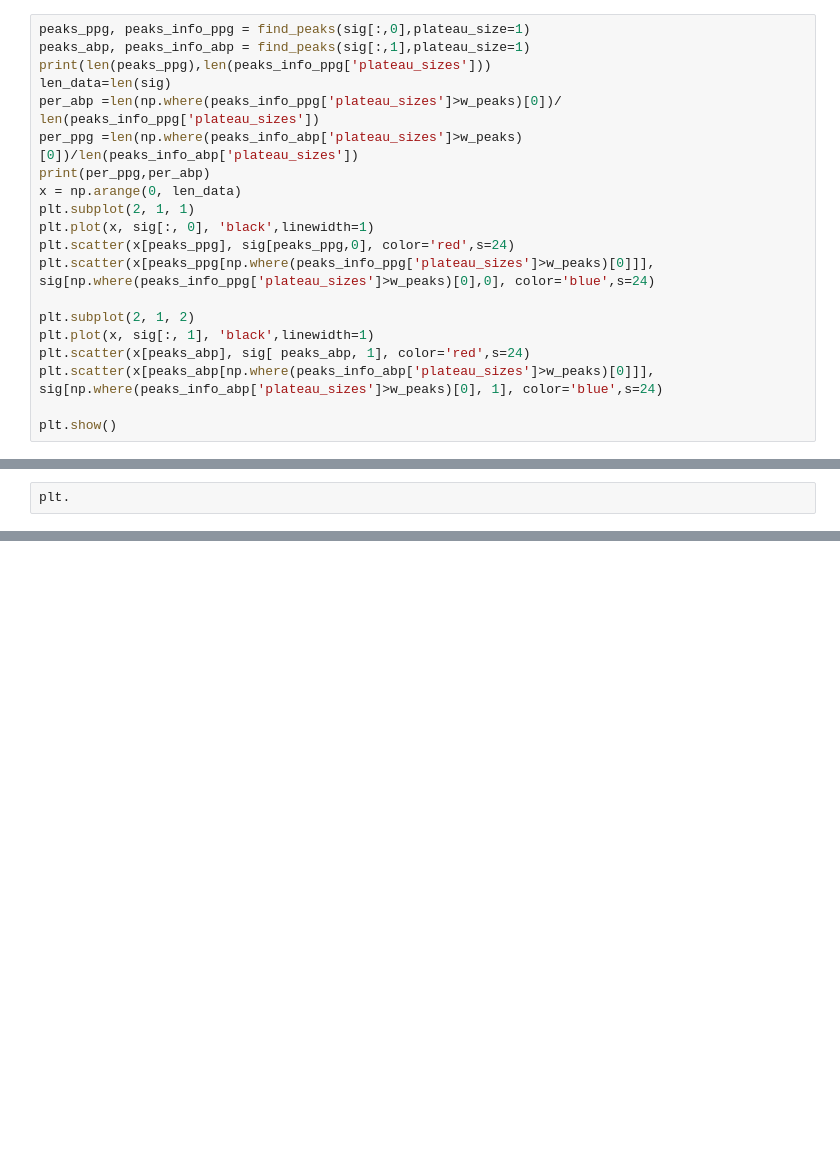
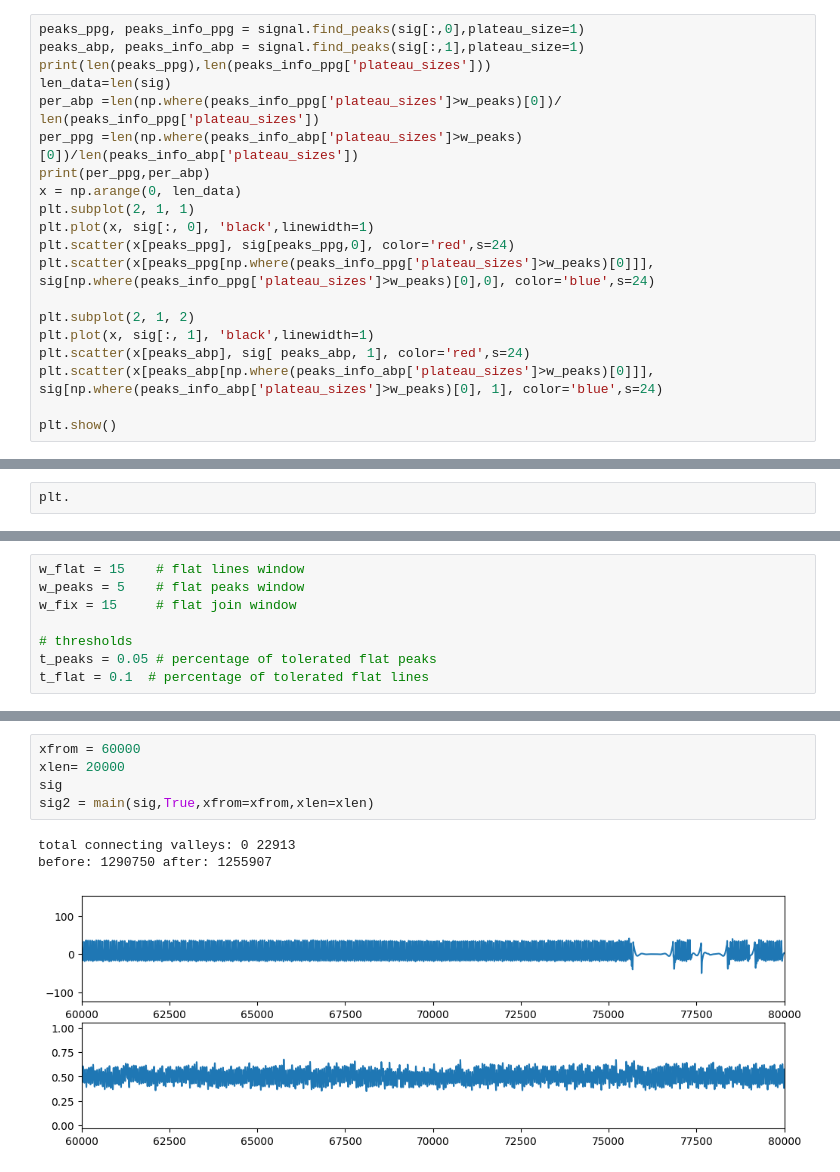
Before and after one commit to ax6000/BloodPressureEstimation, a Jupyter notebook: notebooks/del_flat_waves.ipynb, the cells around one changed output, grey strips where cells are left out. Cells and saved outputs as stored; diff of their text form; blank space fills up the shorter version.

```diff
--- a/notebooks/del_flat_waves.ipynb
+++ b/notebooks/del_flat_waves.ipynb
@@ -246,6 +246,6 @@ np.where(peaks_info_ppg['plateau_sizes']>w_peaks)[0]
 # %%
-peaks_ppg, peaks_info_ppg = find_peaks(sig[:,0],plateau_size=1)
-peaks_abp, peaks_info_abp = find_peaks(sig[:,1],plateau_size=1)
+peaks_ppg, peaks_info_ppg = signal.find_peaks(sig[:,0],plateau_size=1)
+peaks_abp, peaks_info_abp = signal.find_peaks(sig[:,1],plateau_size=1)
 print(len(peaks_ppg),len(peaks_info_ppg['plateau_sizes']))
 len_data=len(sig)
 per_abp =len(np.where(peaks_info_ppg['plateau_sizes']>w_peaks)[0])/ len(peaks_info_ppg['plateau_sizes'])
@@ -418,0 +420,8 @@ plt.
+# %%
+w_flat = 15    # flat lines window
+w_peaks = 5    # flat peaks window
+w_fix = 15     # flat join window
+
+# thresholds
+t_peaks = 0.05 # percentage of tolerated flat peaks
+t_flat = 0.1  # percentage of tolerated flat lines
@@ -418,0 +587,9 @@ plt.
+# %%
+xfrom = 60000
+xlen= 20000
+sig
+sig2 = main(sig,True,xfrom=xfrom,xlen=xlen)
+# %% [output]
+total connecting valleys: 0 22913
+before: 1290750 after: 1255907
+[figure, added]
```
Also changed, not shown: parts of 17 cells of this notebook, 7 other files.
